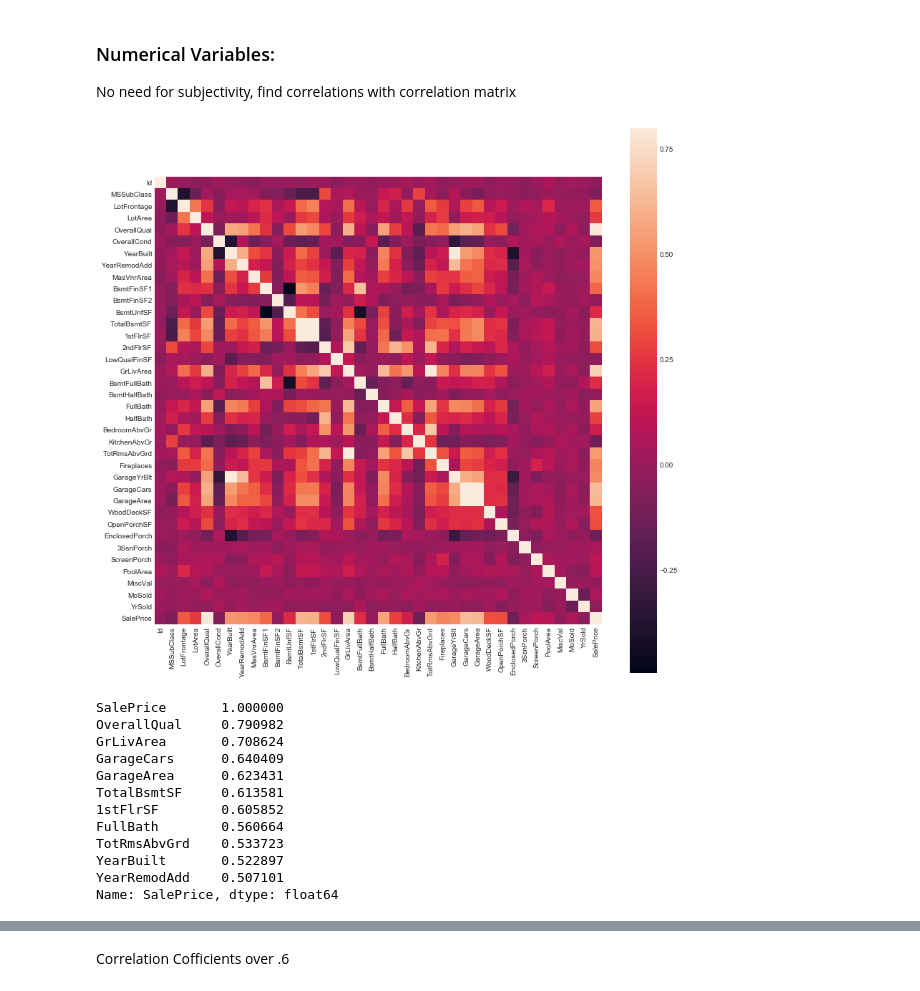
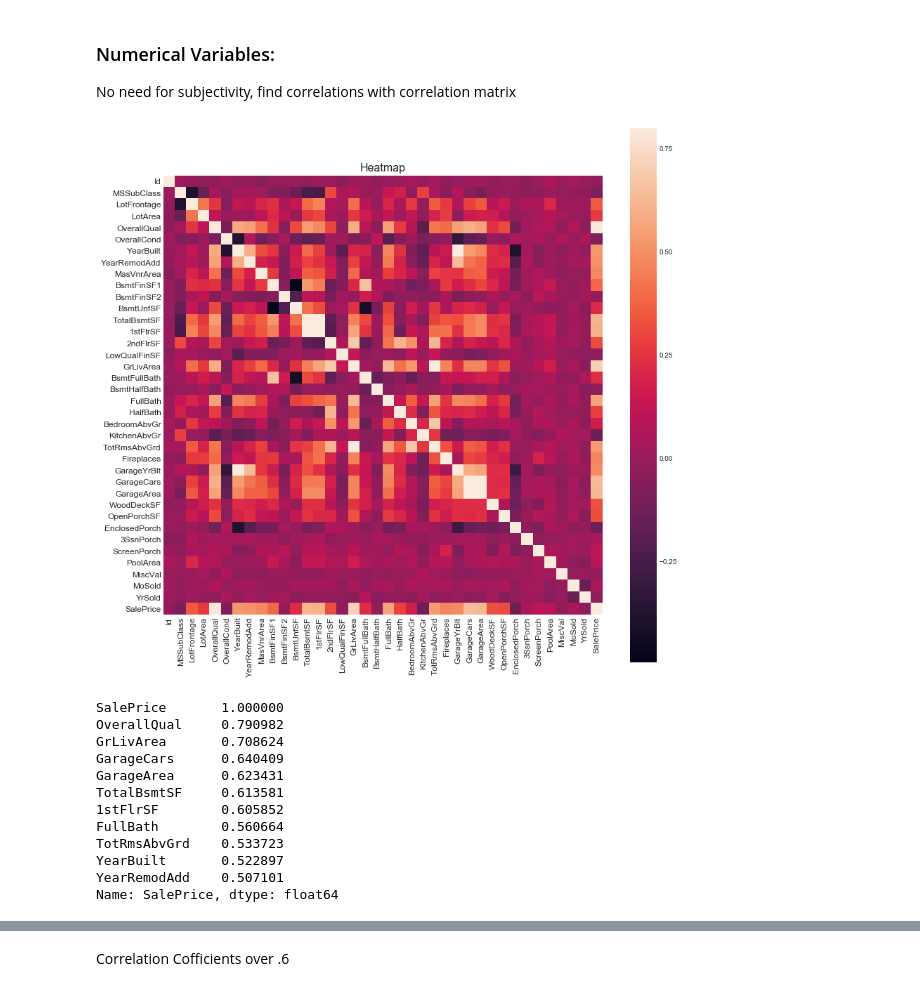
Before and after one commit to brianmcguckin/thinkful_unit_01_capstone, a Jupyter notebook: unit_01_capstone.ipynb, the cells around one changed output, grey strips where cells are left out. Saved outputs shown, nothing was run; the diff lists cells and outputs as text; code cells hidden in the pictures.

```diff
--- a/unit_01_capstone.ipynb
+++ b/unit_01_capstone.ipynb
@@ -440,13 +480,16 @@ No need for subjectivity, find correlations with correlation matrix
 # %%
 #set correlation matrix and heatmap
 corrmat = train.corr()
 plt.figure(figsize=(14,14))
 sns.heatmap(corrmat, vmax=0.8, square=True)
+plt.title('Heatmap', size=16)
+plt.xticks(size=12)
+plt.yticks(size=12)
 
 plt.show()
 print(corrmat['SalePrice'].sort_values(ascending=False).head(11))
 # %% [output]
-[figure, old version]
+[figure, new version]
 SalePrice       1.000000
 OverallQual     0.790982
 GrLivArea       0.708624
```
Also changed, not shown: parts of 10 cells of this notebook.
